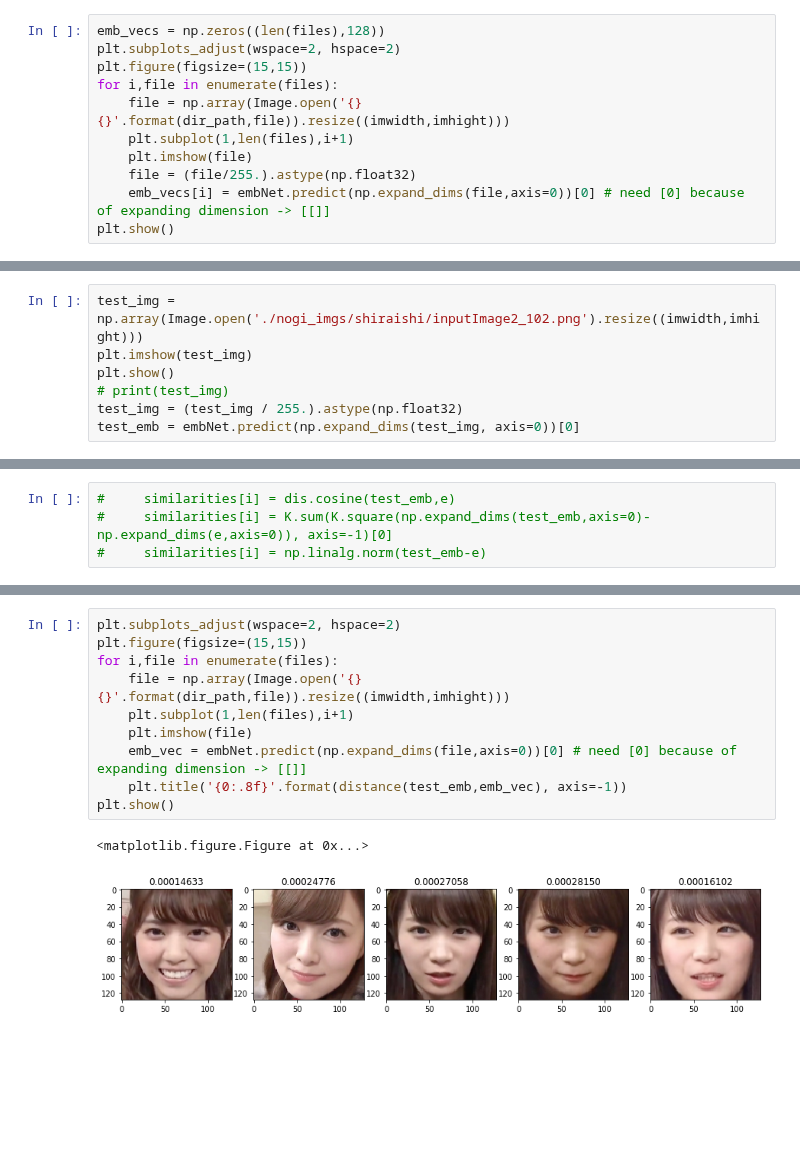
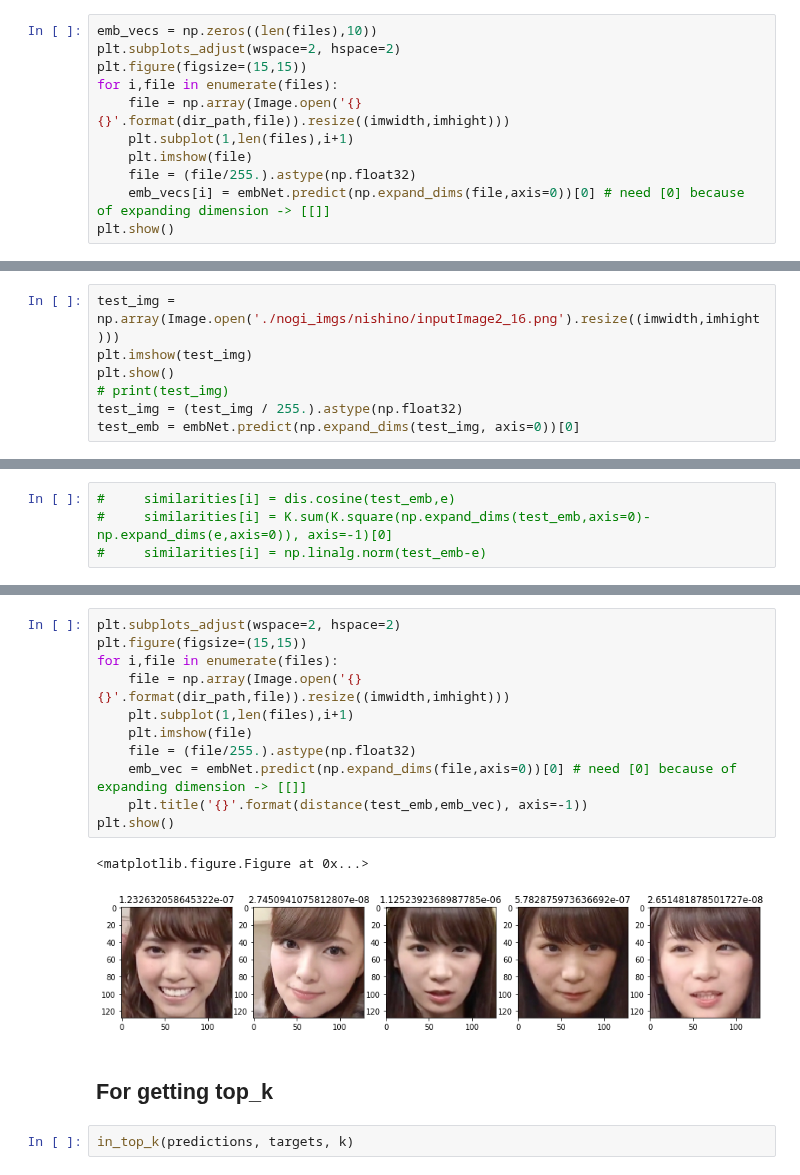
Before and after one commit to zukakosan/tripletNet, a Jupyter notebook: emb4retrieval.ipynb, the cells around one changed output, grey strips where cells are left out. Cells and saved outputs as stored; diff of their text form; blank space fills up the shorter version.

```diff
--- a/emb4retrieval.ipynb
+++ b/emb4retrieval.ipynb
@@ -25,7 +25,7 @@ Don't forget to devide "/255."<br>
 **plt.imshow() normalize vector from [0,1] to [0,255] arbitrarily**<br>
 if put [0,1] array, show normal image
 # %%
-emb_vecs = np.zeros((len(files),128))
+emb_vecs = np.zeros((len(files),10))
 plt.subplots_adjust(wspace=2, hspace=2)
 plt.figure(figsize=(15,15))
 for i,file in enumerate(files):
@@ -57,5 +57,5 @@ emb_vecs.shape
 # %%
-test_img = np.array(Image.open('./nogi_imgs/shiraishi/inputImage2_102.png').resize((imwidth,imhight)))
+test_img = np.array(Image.open('./nogi_imgs/nishino/inputImage2_16.png').resize((imwidth,imhight)))
 plt.imshow(test_img)
 plt.show()
 # print(test_img)
@@ -96,13 +96,18 @@ plt.show()
 # %%
 plt.subplots_adjust(wspace=2, hspace=2)
 plt.figure(figsize=(15,15))
 for i,file in enumerate(files):
     file = np.array(Image.open('{}{}'.format(dir_path,file)).resize((imwidth,imhight)))
     plt.subplot(1,len(files),i+1)
     plt.imshow(file)
+    file = (file/255.).astype(np.float32)
     emb_vec = embNet.predict(np.expand_dims(file,axis=0))[0] # need [0] because of expanding dimension -> [[]]
-    plt.title('{0:.8f}'.format(distance(test_emb,emb_vec), axis=-1))
+    plt.title('{}'.format(distance(test_emb,emb_vec), axis=-1))
 plt.show()
 # %% [output]
 <matplotlib.figure.Figure at 0x...>
-[figure, old version]
+[figure, new version]
+# %% [markdown]
+## For getting top_k
+# %%
+in_top_k(predictions, targets, k)
```
Also changed, not shown: parts of 4 cells of this notebook, 3 other files.
